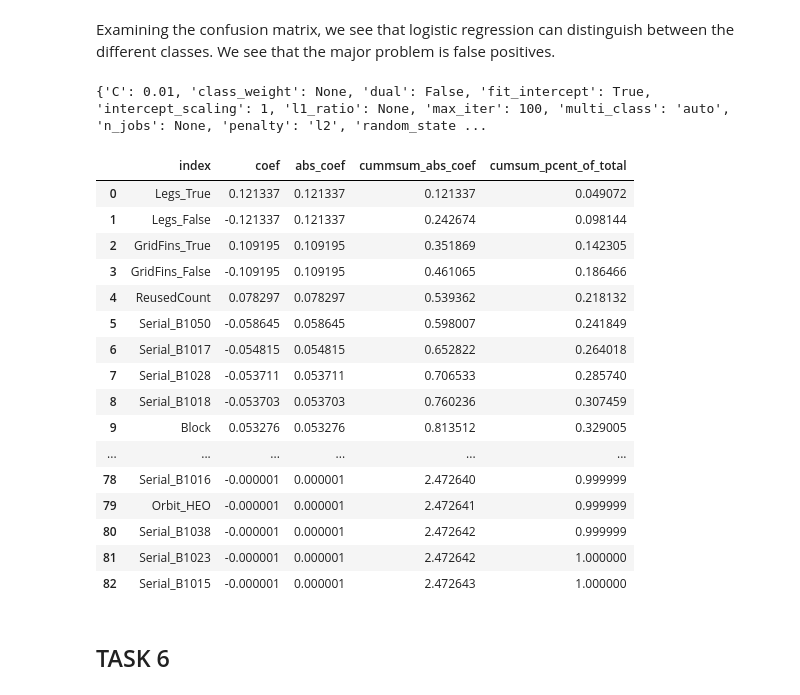
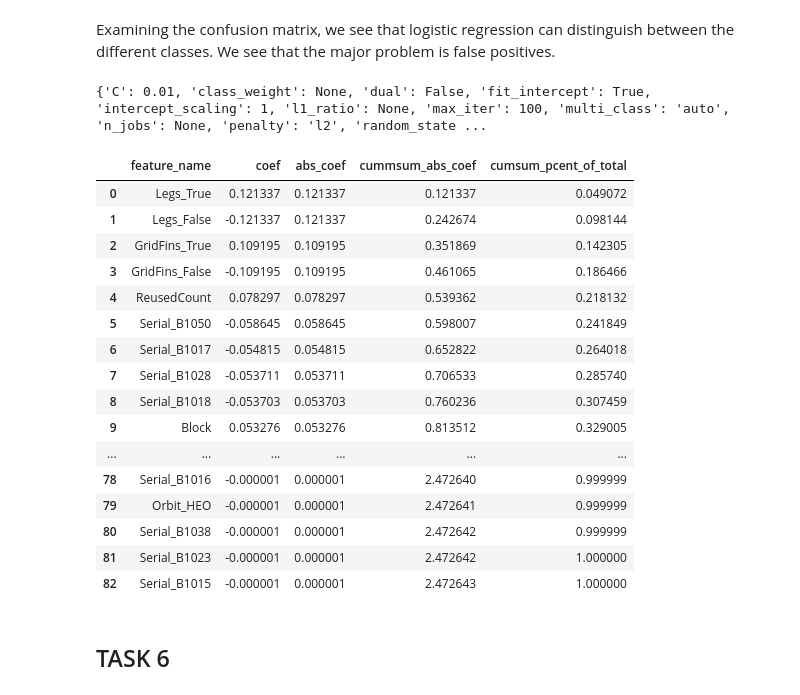
Before and after one commit to csjean/Coursera_Data_TEST, a Jupyter notebook: Applied DSc Capstone - 07 ML Prediction.ipynb, the cells around one changed output. Cells and saved outputs as stored; diff of their text form; code cells hidden in the pictures.

```diff
--- a/Applied DSc Capstone - 07 ML Prediction.ipynb
+++ b/Applied DSc Capstone - 07 ML Prediction.ipynb
@@ -236,30 +236,31 @@ Examining the confusion matrix, we see that logistic regression can distinguish
 # %%
 ##Show logreg params:
 
 best_lr = LogisticRegression()
 best_lr.set_params(**logreg_cv.best_params_)
 print(best_lr.get_params())
 best_lr.fit(X_train, Y_train)
 best_lr.score(X_train, Y_train)
 
 coef_names = features.columns
 coef_val = best_lr.coef_
 coef_dict = {coef_names[i]:coef_val[0,i] for i in range(len(coef_names))}
 
 pd.options.display.float_format = '{:,.6f}'.format
 
 coef_df = pd.DataFrame.from_dict(coef_dict, orient='index', columns=['coef'] )
 coef_df['abs_coef'] = coef_df['coef'].abs()
 coef_df.sort_values(by=['abs_coef'], ascending=False, inplace=True)
 coef_df['cummsum_abs_coef'] = coef_df.abs_coef.cumsum()
 coef_df['cumsum_pcent_of_total'] = coef_df['cummsum_abs_coef'] / coef_df['abs_coef'].sum()
 coef_df.reset_index(inplace=True)
+coef_df.rename(columns={'index':'feature_name'}, inplace = True)
 
 pd.set_option('display.max_rows', None)
 coef_df
 # %% [output]
 {'C': 0.01, 'class_weight': None, 'dual': False, 'fit_intercept': True, 'intercept_scaling': 1, 'l1_ratio': None, 'max_iter': 100, 'multi_class': 'auto', 'n_jobs': None, 'penalty': 'l2', 'random_state ...
-|  | index | coef | abs_coef | cummsum_abs_coef | cumsum_pcent_of_total |
+|  | feature_name | coef | abs_coef | cummsum_abs_coef | cumsum_pcent_of_total |
 | 0 | Legs_True | 0.121337 | 0.121337 | 0.121337 | 0.049072 |
 | 1 | Legs_False | -0.121337 | 0.121337 | 0.242674 | 0.098144 |
 | 2 | GridFins_True | 0.109195 | 0.109195 | 0.351869 | 0.142305 |
```
Also changed, not shown: parts of 1 cell of this notebook.
